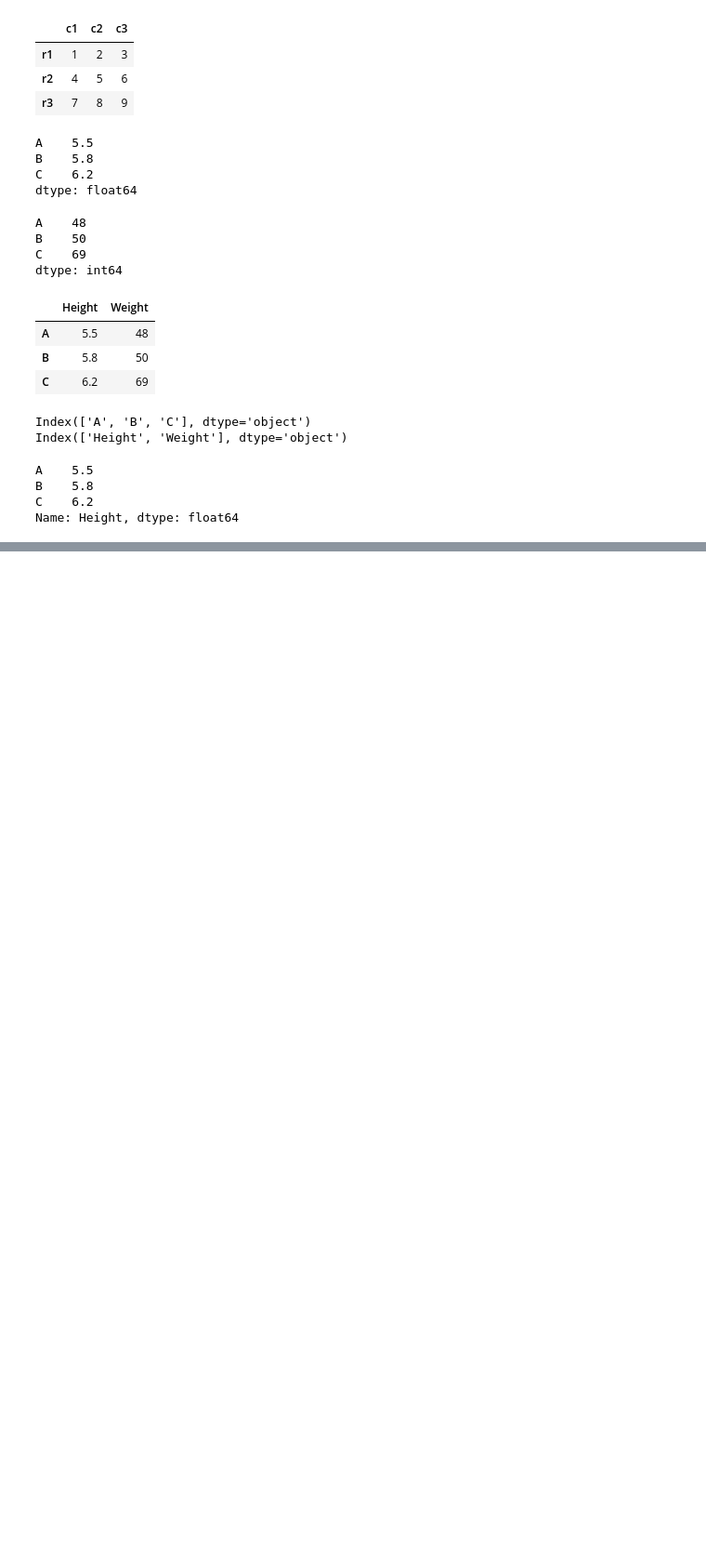
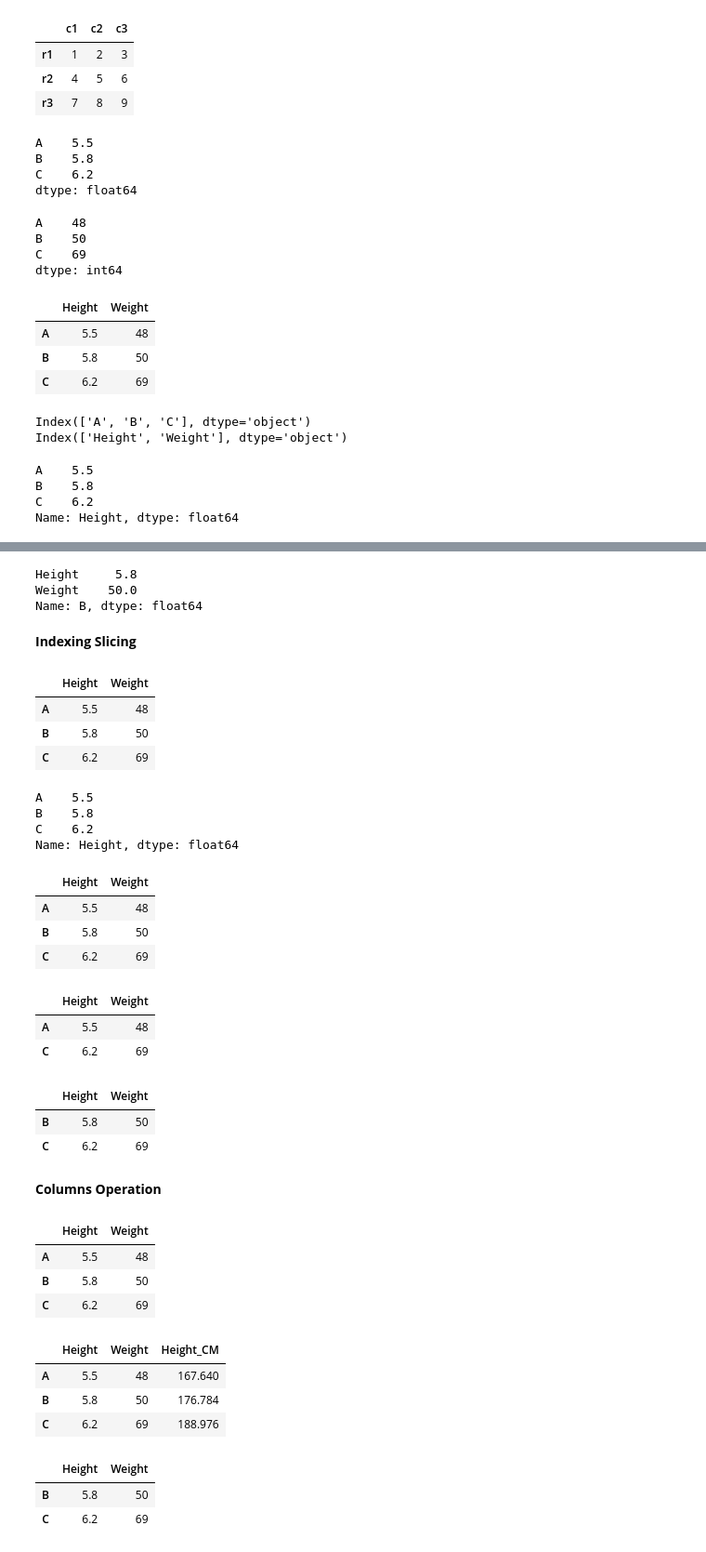
Before and after one commit to Pepcoders/Data-Science-February, a Jupyter notebook: Pandas/Pandas.ipynb, the cells around one changed output, grey strips where cells are left out. Shown at 93% size. Saved outputs shown, nothing was run; the diff lists cells and outputs as text; code cells hidden in the pictures; blank space fills up the shorter version.

Commit message:
Done Column Operations

```diff
--- a/Pandas/Pandas.ipynb
+++ b/Pandas/Pandas.ipynb
@@ -238,0 +252,59 @@ Name: Height, dtype: float64
+# %%
+print(df.iloc[1])
+# %% [output]
+Height     5.8
+Weight    50.0
+Name: B, dtype: float64
+# %% [markdown]
+**Indexing Slicing**
+# %%
+df
+# %% [output]
+|  | Height | Weight |
+| A | 5.5 | 48 |
+| B | 5.8 | 50 |
+| C | 6.2 | 69 |
+# %%
+df['Height']
+# %% [output]
+A    5.5
+B    5.8
+C    6.2
+Name: Height, dtype: float64
+# %%
+df[['Height','Weight']]
+# %% [output]
+|  | Height | Weight |
+| A | 5.5 | 48 |
+| B | 5.8 | 50 |
+| C | 6.2 | 69 |
+# %%
+df[[True,False,True]]
+# %% [output]
+|  | Height | Weight |
+| A | 5.5 | 48 |
+| C | 6.2 | 69 |
+# %%
+df[df['Height']>5.5]
+# %% [output]
+|  | Height | Weight |
+| B | 5.8 | 50 |
+| C | 6.2 | 69 |
+# %% [markdown]
+**Columns Operation**
+# %%
+df
+# %% [output]
+|  | Height | Weight |
+| A | 5.5 | 48 |
+| B | 5.8 | 50 |
+| C | 6.2 | 69 |
+# %%
+df['Height_CM'] = df['Height']*30.48
+# %%
+df
+# %% [output]
+|  | Height | Weight | Height_CM |
+| A | 5.5 | 48 | 167.640 |
+| B | 5.8 | 50 | 176.784 |
+| C | 6.2 | 69 | 188.976 |
@@ -238,0 +315,6 @@ Name: Height, dtype: float64
+# %%
+df
+# %% [output]
+|  | Height | Weight |
+| B | 5.8 | 50 |
+| C | 6.2 | 69 |
```
Also changed, not shown: parts of 8 cells of this notebook.
